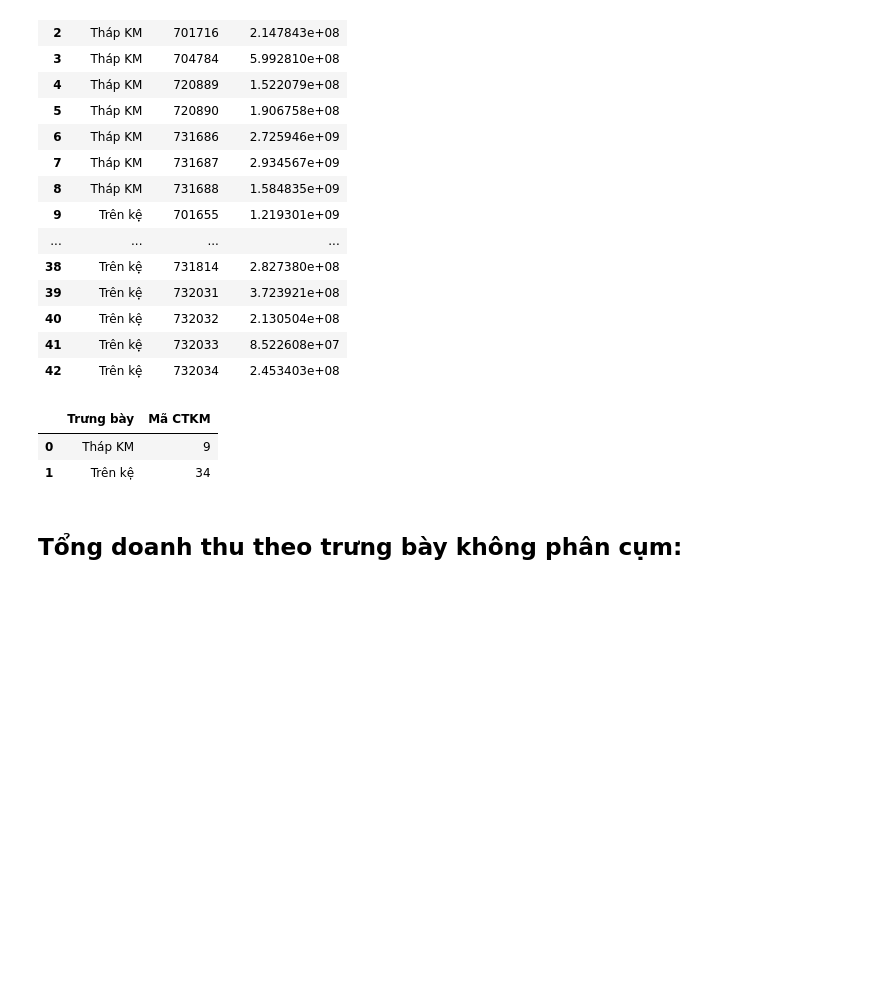
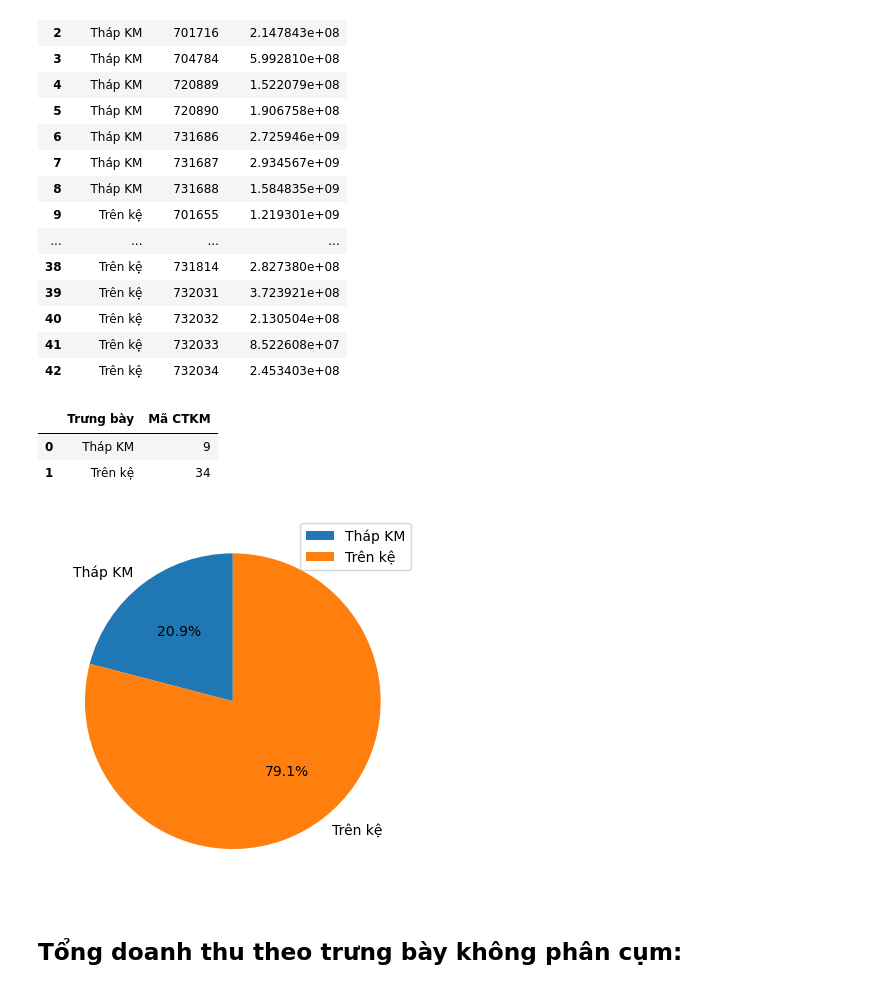
Before and after one commit to tuancaokaizen/dataproject, a Jupyter notebook: taskkdr.ipynb, the cells around one changed output. Drawn from its saved outputs; the diff is of its cells as text; code cells hidden in the pictures; blank space fills up the shorter version.

```diff
--- a/taskkdr.ipynb
+++ b/taskkdr.ipynb
@@ -564,6 +564,12 @@ df_count_trungbay_noclust
 # %%
 fig = px.pie(df_count_trungbay_noclust, values='Mã CTKM', names='Trưng bày', title='Số CTKM Unique theo trưng bày',color_discrete_sequence=px.colors.sequential.Hot)
 fig.show();
+# %%
+plt.pie(df_count_trungbay_noclust['Mã CTKM'], labels=df_count_trungbay_noclust['Trưng bày'], autopct='%1.1f%%', startangle=90)
+plt.legend()
+plt.show();
+# %% [output]
+[figure, added]
 # %% [markdown]
 ## Tổng doanh thu theo trưng bày không phân cụm:
 # %%
```
Also changed, not shown: parts of 3 cells of this notebook.
